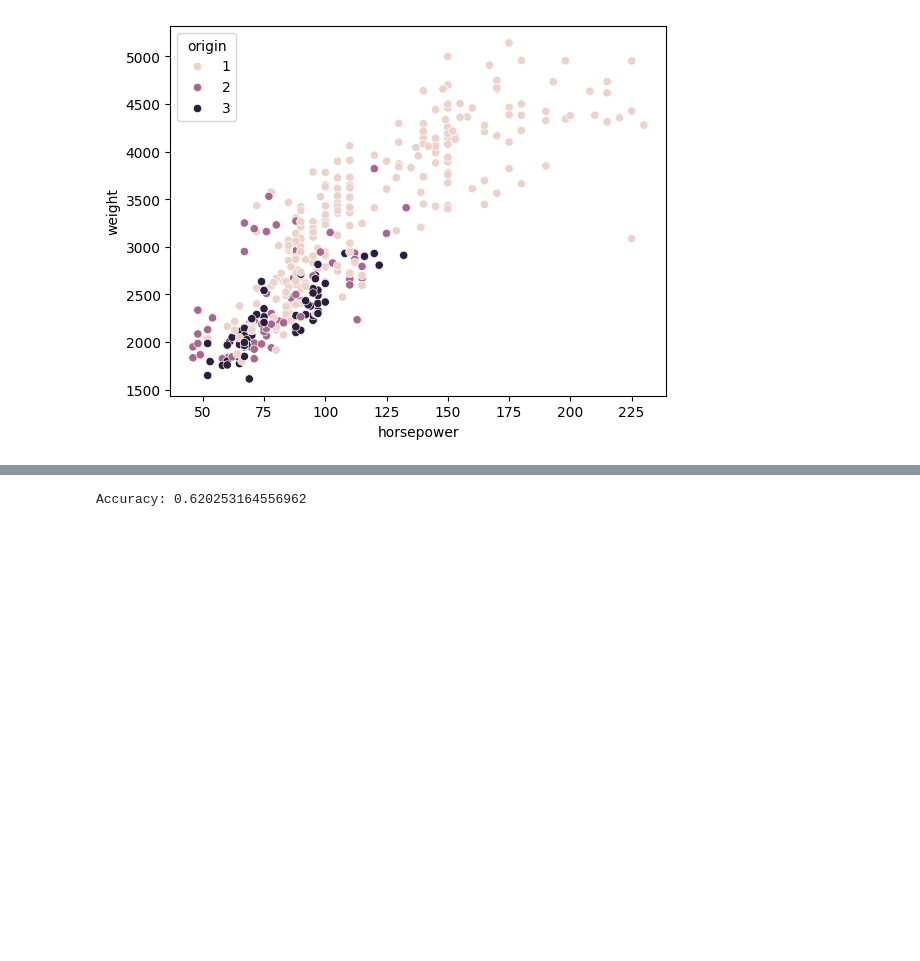
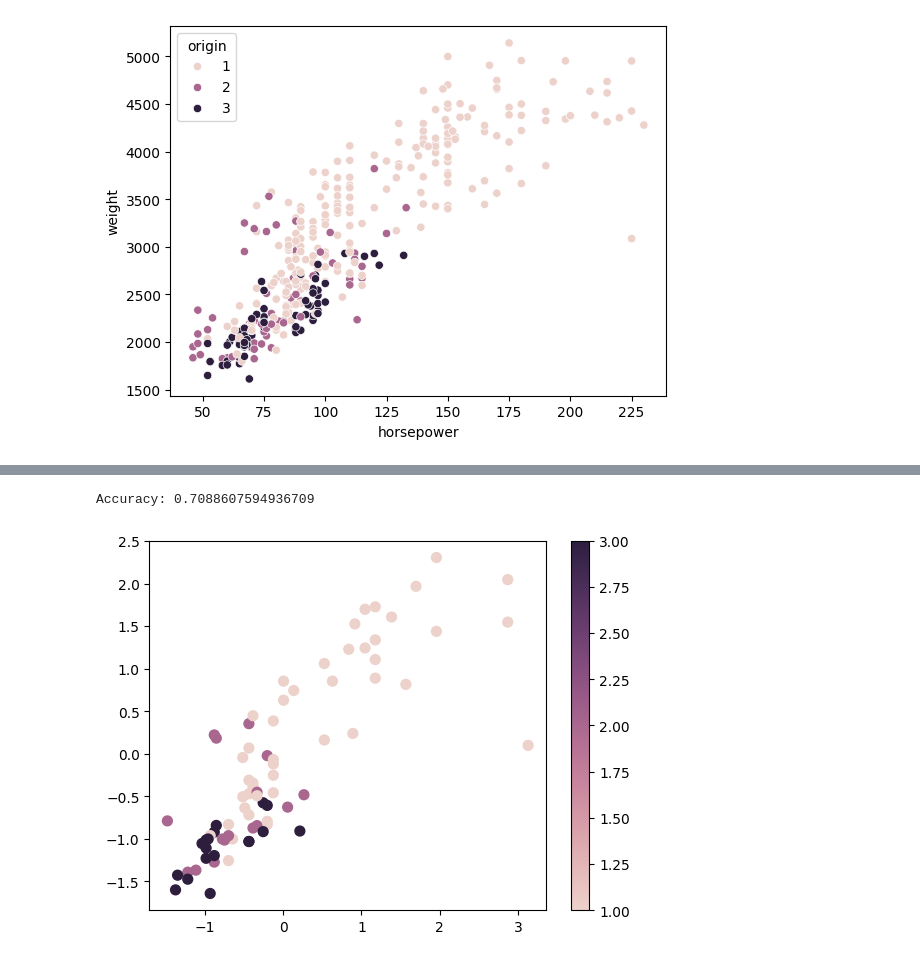
Before and after one commit to allisterb/st3189, a Jupyter notebook: Assignment 1.ipynb, the cells around one changed output, grey strips where cells are left out. Drawn from its saved outputs; the diff is of its cells as text; code cells hidden in the pictures; blank space fills up the shorter version.

Commit message:
Plot knn predicted origin.

```diff
--- a/Assignment 1.ipynb
+++ b/Assignment 1.ipynb
@@ -159,10 +150,21 @@ scaler = StandardScaler()
 X_train = scaler.fit_transform(X_train)
 X_test = scaler.transform(X_test)
 # %%
-knn = KNeighborsClassifier(n_neighbors=3)
+# Create KNN classifier
+knn = KNeighborsClassifier(n_neighbors=1)
 knn.fit(X_train, y_train)
 y_pred = knn.predict(X_test)
 accuracy = accuracy_score(y_test, y_pred)
 print("Accuracy:", accuracy)
 # %% [output]
-Accuracy: 0.620253164556962
+Accuracy: 0.7088607594936709
+# %%
+cmap = sns.cubehelix_palette(as_cmap=True)
+f, ax = plt.subplots()
+points = ax.scatter(
+     X_test[:, 0], X_test[:, 1], c=y_pred, s=50, cmap=cmap
+ )
+f.colorbar(points)
+plt.show()
+# %% [output]
+[figure, added]
```
Also changed, not shown: parts of 2 cells of this notebook.
